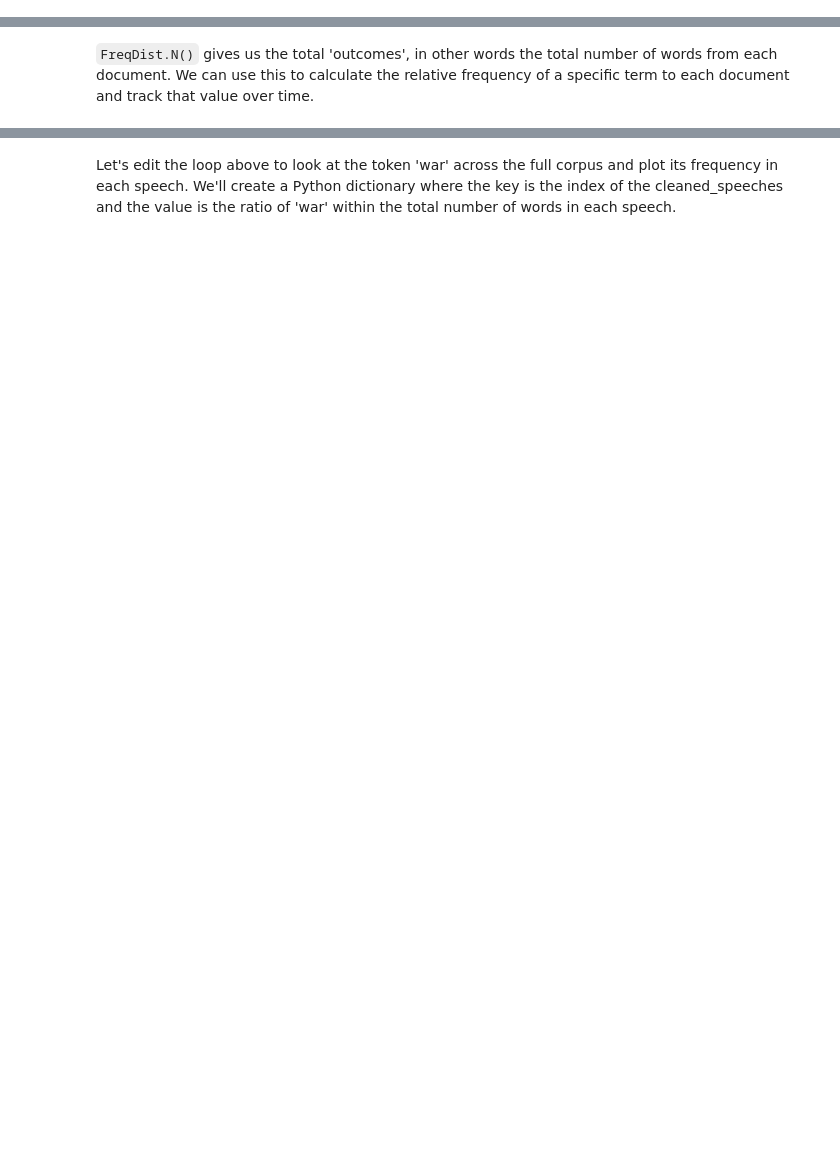
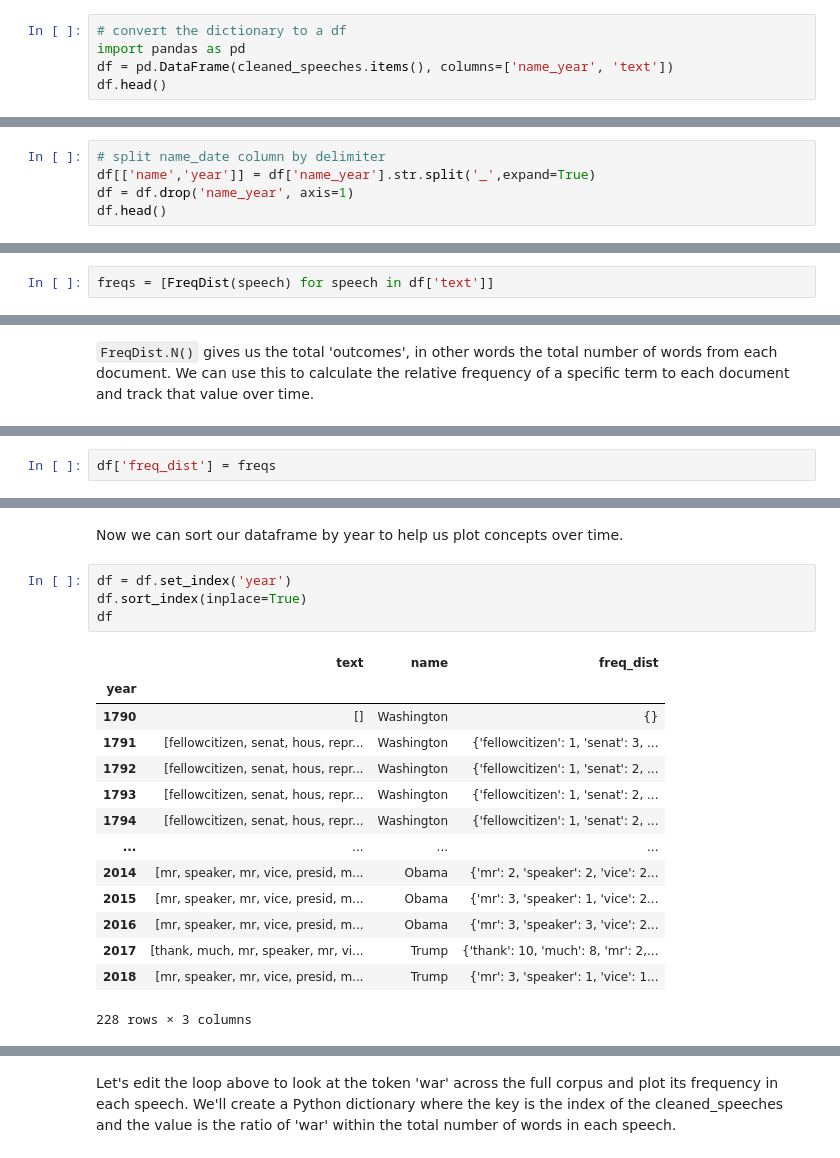
Before and after one commit to chennesy/latis_python_text, a Jupyter notebook: text_as_data/text_data.ipynb, the cells around one changed output, grey strips where cells are left out. Cells and saved outputs as stored; diff of their text form; blank space fills up the shorter version.

```diff
--- a/text_as_data/text_data.ipynb
+++ b/text_as_data/text_data.ipynb
@@ -549,0 +550,5 @@ for i,speech in enumerate(cleaned_speeches):
+# %%
+# convert the dictionary to a df
+import pandas as pd
+df = pd.DataFrame(cleaned_speeches.items(), columns=['name_year', 'text'])
+df.head()
@@ -549,0 +562,5 @@ for i,speech in enumerate(cleaned_speeches):
+# %%
+# split name_date column by delimiter
+df[['name','year']] = df['name_year'].str.split('_',expand=True)
+df = df.drop('name_year', axis=1)
+df.head()
@@ -549,0 +576,2 @@ for i,speech in enumerate(cleaned_speeches):
+# %%
+freqs = [FreqDist(speech) for speech in df['text']]
@@ -559,0 +588,2 @@ print(freqs[0]['war']/freqs[0].N())
+# %%
+df['freq_dist'] = freqs
@@ -559,0 +599,21 @@ print(freqs[0]['war']/freqs[0].N())
+# %% [markdown]
+Now we can sort our dataframe by year to help us plot concepts over time.
+# %%
+df = df.set_index('year')
+df.sort_index(inplace=True)
+df
+# %% [output]
+|  | text | name | freq_dist |
+| year |  |  |  |
+| 1790 | [] | Washington | {} |
+| 1791 | [fellowcitizen, senat, hous, repr... | Washington | {'fellowcitizen': 1, 'senat': 3, ... |
+| 1792 | [fellowcitizen, senat, hous, repr... | Washington | {'fellowcitizen': 1, 'senat': 2, ... |
+| 1793 | [fellowcitizen, senat, hous, repr... | Washington | {'fellowcitizen': 1, 'senat': 2, ... |
+| 1794 | [fellowcitizen, senat, hous, repr... | Washington | {'fellowcitizen': 1, 'senat': 2, ... |
+| ... | ... | ... | ... |
+| 2014 | [mr, speaker, mr, vice, presid, m... | Obama | {'mr': 2, 'speaker': 2, 'vice': 2... |
+| 2015 | [mr, speaker, mr, vice, presid, m... | Obama | {'mr': 3, 'speaker': 1, 'vice': 2... |
+| 2016 | [mr, speaker, mr, vice, presid, m... | Obama | {'mr': 3, 'speaker': 3, 'vice': 2... |
+| 2017 | [thank, much, mr, speaker, mr, vi... | Trump | {'thank': 10, 'much': 8, 'mr': 2,... |
+| 2018 | [mr, speaker, mr, vice, presid, m... | Trump | {'mr': 3, 'speaker': 1, 'vice': 1... |
+228 rows × 3 columns
```
Also changed, not shown: parts of 74 cells of this notebook.
